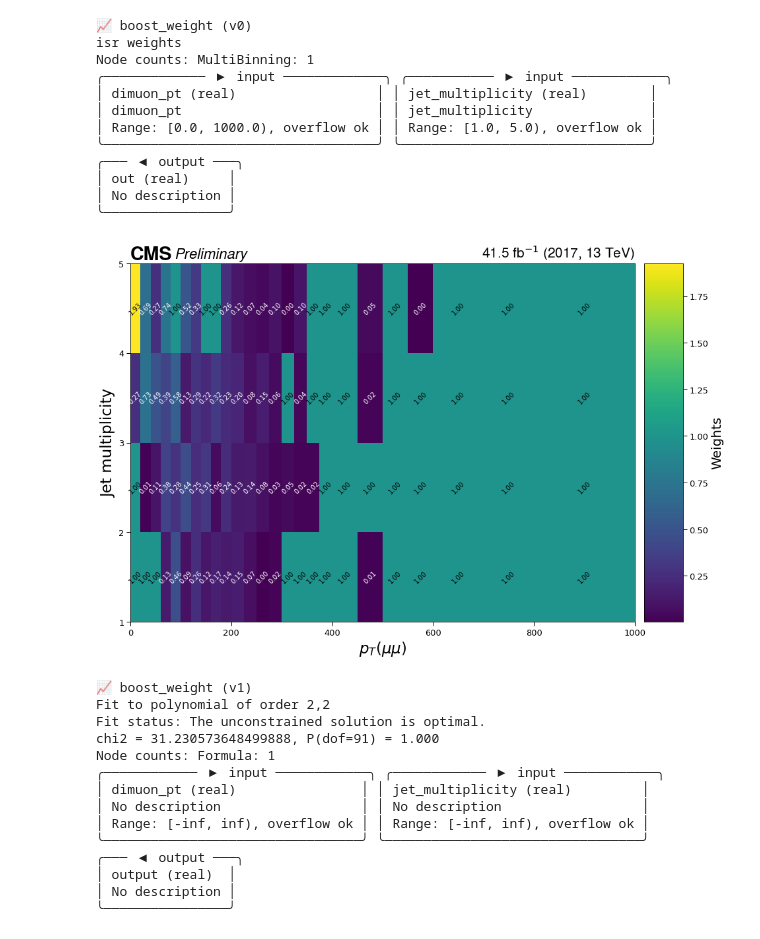
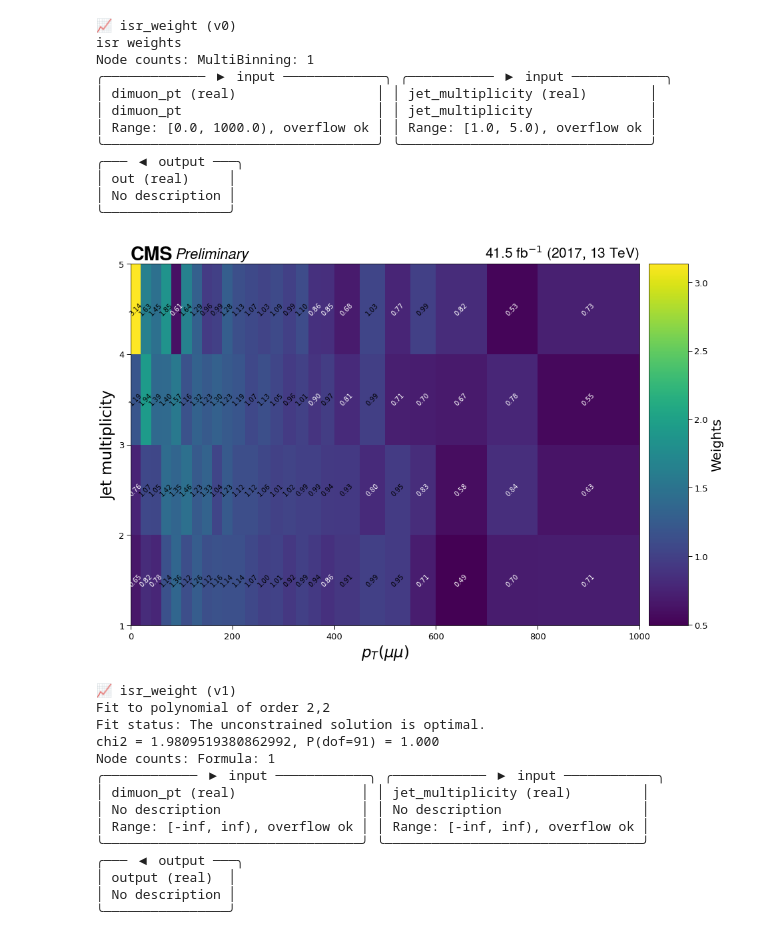
Before and after one commit to tomasate/bsm3g_coffea, a Jupyter notebook: notebooks/isr_weights.ipynb, the cells around one changed output. Saved outputs shown, nothing was run; the diff lists cells and outputs as text; code cells hidden in the pictures.

Commit message:
update ISR weights

```diff
--- a/notebooks/isr_weights.ipynb
+++ b/notebooks/isr_weights.ipynb
@@ -25,14 +25,13 @@ xlabels = {
     "ztojets": r"$p_T(\mu\mu)$"
 }
 
-#ph = load(f"../outputs/{workflow}/{year}_old/{year}_processed_histograms.coffea")
-ph = load("2017_processed_histograms.coffea")
+ph = load(f"../outputs/{workflow}/{year}/{year}_processed_histograms.coffea")
 # %%
 dy = ph['DYJetsToLL']["isr"][{'category':'central'}][{"variation": "nominal"}]#.keys()
 data = ph["Data"]["isr"][{'category':'central'}][{"variation": "nominal"}]
 nondy = accumulate(
     [
-        ph["DYJetsToLL"]["isr"][{'category':'central'}][{"variation": "nominal"}],
+        ph["EWK"]["isr"][{'category':'central'}][{"variation": "nominal"}],
         ph["SingleTop"]["isr"][{'category':'central'}][{"variation": "nominal"}],
         ph["WJetsToLNu"]["isr"][{'category':'central'}][{"variation": "nominal"}],
         ph["Diboson"]["isr"][{'category':'central'}][{"variation": "nominal"}],
@@ -98,7 +97,8 @@ def rebin_hist(h, axis_name, edges):
     return hnew
 
 dimuonPt_new_edges = [0, 20, 40, 60, 80, 100, 120, 140, 160, 180, 200, 225, 250, 275, 300, 325, 350, 375, 400, 450, 500, 550, 600, 700, 800, 1000]
-njet_new_edges = [1, 2, 3, 4, "5"]
+
+njet_new_edges = [1, 2, 3, 4, 5]
 # %%
 dy = rebin_hist(dy, "dimuon_pt", dimuonPt_new_edges)
 data = rebin_hist(data, "dimuon_pt", dimuonPt_new_edges)
@@ -121,15 +122,15 @@ sf = np.where((num > 0) & (den > 0), num / (den + 1e-32), 1)
 sfhist = hist.Hist(*data.axes[:], data=sf)
 
 # build correctionlib object from histogram
-sfhist.name = "boost_weight"
+sfhist.name = "isr_weight"
 sfhist.label = "out"
-boost_weight = correctionlib.convert.from_histogram(sfhist)
-boost_weight.description = "isr weights"
+isr_weight = correctionlib.convert.from_histogram(sfhist)
+isr_weight.description = "isr weights"
 # set overflow bins behavior (default is to raise an error when out of bounds)
-boost_weight.data.flow = "clamp"
-rich.print(boost_weight)
+isr_weight.data.flow = "clamp"
+rich.print(isr_weight)
 # %% [output]
-📈 boost_weight (v0)
+📈 isr_weight (v0)
 isr weights
 Node counts: MultiBinning: 1
 ╭───────────── ▶ input ─────────────╮ ╭─────────── ▶ input ────────────╮
@@ -146,54 +147,54 @@ dmpt_bins = data.project("dimuon_pt").axes.edges[0]
 n_jets_bins = data.project("jet_multiplicity").axes.edges[0]
 dmpt_centers = data.project("dimuon_pt").axes.centers[0]
 jet_centers = data.project("jet_multiplicity").axes.centers[0]
 dmpt, jet_n = np.meshgrid(dmpt_bins, n_jets_bins)
-SF = boost_weight.to_evaluator().evaluate(dmpt, jet_n)
+SF = isr_weight.to_evaluator().evaluate(dmpt, jet_n)
 
 data_matrix = np.zeros((len(dmpt_bins)-1, len(n_jets_bins)-1))
 for y in range(SF.shape[0]-1):
     for x in range(SF.shape[1]-1):
         data_matrix[x, y] = SF[y, x]
 
 fig, ax = plt.subplots(figsize=(15, 10))
-boost_hist = hist.Hist(*data.axes[:], data=data_matrix)
-colormesh = boost_hist.plot2d(ax=ax)
+isr_hist = hist.Hist(*data.axes[:], data=data_matrix)
+colormesh = isr_hist.plot2d(ax=ax)
 colormesh[1].set_label("Weights", fontsize=20)
 ax.set(xlabel=xlabels[workflow], ylabel="Jet multiplicity")
 
 for i in range(data_matrix.shape[0]):
     for j in range(data_matrix.shape[1]):
         val = data_matrix[i, j]
         x = dmpt_centers[i]
         y = jet_centers[j]
         if val < 0.9 or np.isnan(val):
             col = 'w'
         else:
             col = 'k'
         ax.text(x, y, f"{val:.2f}", rotation=45, ha="center", va="center", fontsize=10, color=col)
 
 hep.cms.lumitext(f"{lumi[year] * 1e-3:.1f} fb$^{{-1}}$ ({year}, 13 TeV)", ax=ax, fontsize=22)
 hep.cms.text("Preliminary", fontsize=22)
 fig.savefig(f"isr_weight_{workflow}_{year}.png")
 fig.savefig(f"isr_weight_{workflow}_{year}.pdf")
 # %% [output]
-[figure, old version]
+[figure, new version]
 # %%
 # Fit to polynomial of order 2,2
 centers = np.meshgrid(*[ax.centers for ax in sfhist.axes], indexing="ij")
-boost_weight, fit = correctionlib.convert.ndpolyfit(
+isr_weight, fit = correctionlib.convert.ndpolyfit(
     points=[c.flatten() for c in centers],
     values=sfhist.values().flatten(),
     weights=1 / sfhist.variances().flatten(),
     varnames=[ax.name for ax in sfhist.axes],
     degree=(2, 2),
 )
-boost_weight.name = "boost_weight"
-rich.print(boost_weight)
+isr_weight.name = "isr_weight"
+rich.print(isr_weight)
 # %% [output]
-📈 boost_weight (v1)
+📈 isr_weight (v1)
 Fit to polynomial of order 2,2
 Fit status: The unconstrained solution is optimal.
-chi2 = 31.230573648499888, P(dof=91) = 1.000
+chi2 = 1.9809519380862992, P(dof=91) = 1.000
 Node counts: Formula: 1
 ╭──────────── ▶ input ────────────╮ ╭──────────── ▶ input ────────────╮
 │ dimuon_pt (real)                │ │ jet_multiplicity (real)         │
```
Also changed, not shown: parts of 5 cells of this notebook, 8 other files.
